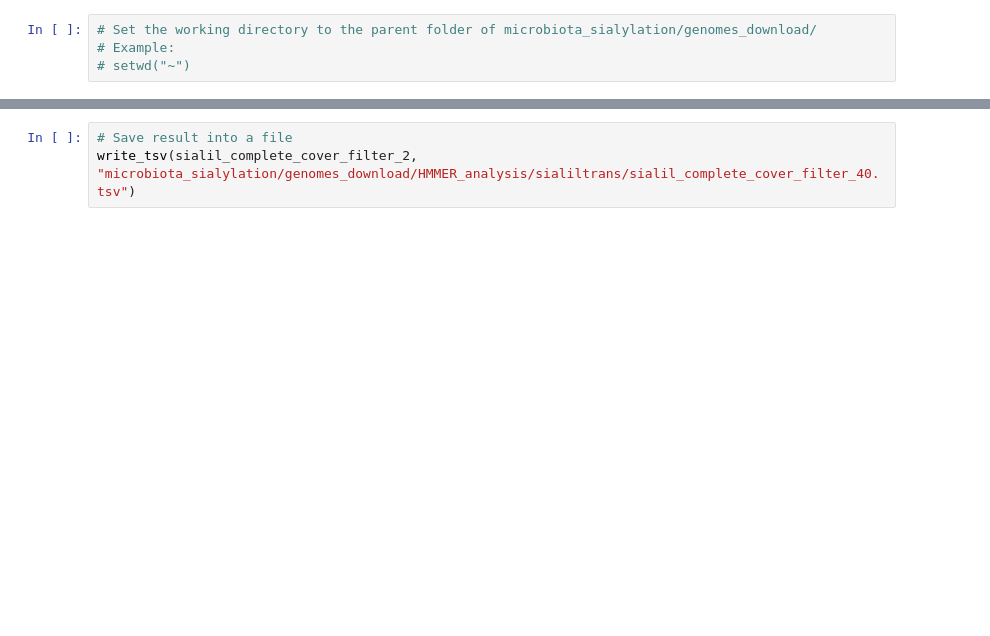
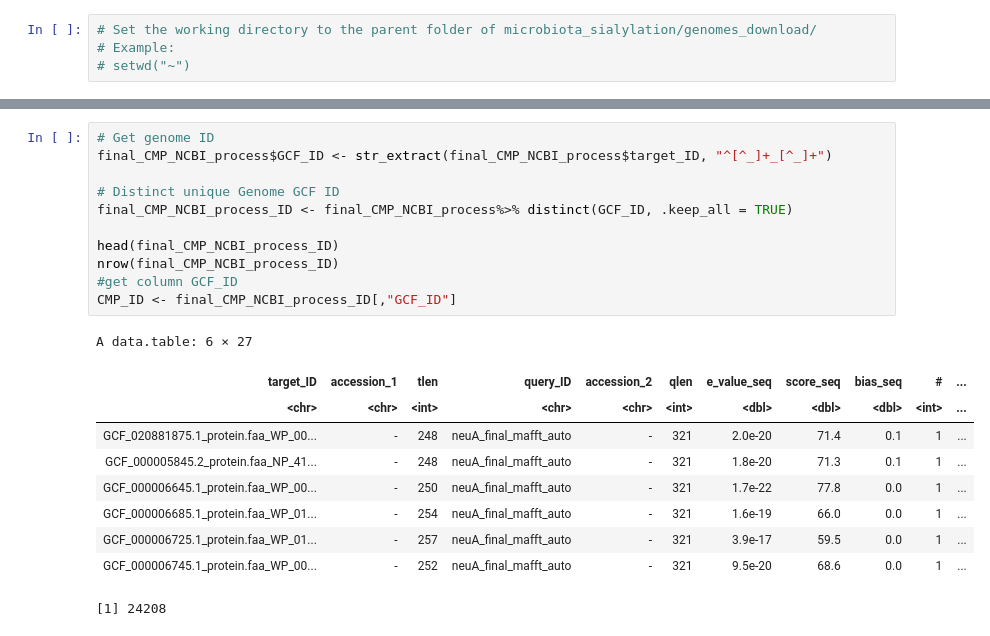
Before and after one commit to edtankian97/microbiota_sialylation, a Jupyter notebook: genomes_download/scripts/jupyter_scripts/hmm_process.ipynb, the cells around one changed output, grey strips where cells are left out. Cells and saved outputs as stored; diff of their text form; blank space fills up the shorter version.

```diff
--- a/genomes_download/scripts/jupyter_scripts/hmm_process.ipynb
+++ b/genomes_download/scripts/jupyter_scripts/hmm_process.ipynb
@@ -60,3 +72,22 @@ nrow(sialil_complete_cover_filter_2)
 # %%
-# Save result into a file
-write_tsv(sialil_complete_cover_filter_2, "microbiota_sialylation/genomes_download/HMMER_analysis/sialiltrans/sialil_complete_cover_filter_40.tsv")
+# Get genome ID
+final_CMP_NCBI_process$GCF_ID <- str_extract(final_CMP_NCBI_process$target_ID, "^[^_]+_[^_]+")
+
+# Distinct unique Genome GCF ID
+final_CMP_NCBI_process_ID <- final_CMP_NCBI_process%>% distinct(GCF_ID, .keep_all = TRUE)
+
+head(final_CMP_NCBI_process_ID)
+nrow(final_CMP_NCBI_process_ID)
+#get column GCF_ID
+CMP_ID <- final_CMP_NCBI_process_ID[,"GCF_ID"]
+# %% [output]
+A data.table: 6 × 27
+| target_ID | accession_1 | tlen | query_ID | accession_2 | qlen | e_value_seq | score_seq | bias_seq | # | ... |
+| <chr> | <chr> | <int> | <chr> | <chr> | <int> | <dbl> | <dbl> | <dbl> | <int> | ... |
+| GCF_020881875.1_protein.faa_WP_00... | - | 248 | neuA_final_mafft_auto | - | 321 | 2.0e-20 | 71.4 | 0.1 | 1 | ... |
+| GCF_000005845.2_protein.faa_NP_41... | - | 248 | neuA_final_mafft_auto | - | 321 | 1.8e-20 | 71.3 | 0.1 | 1 | ... |
+| GCF_000006645.1_protein.faa_WP_00... | - | 250 | neuA_final_mafft_auto | - | 321 | 1.7e-22 | 77.8 | 0.0 | 1 | ... |
+| GCF_000006685.1_protein.faa_WP_01... | - | 254 | neuA_final_mafft_auto | - | 321 | 1.6e-19 | 66.0 | 0.0 | 1 | ... |
+| GCF_000006725.1_protein.faa_WP_01... | - | 257 | neuA_final_mafft_auto | - | 321 | 3.9e-17 | 59.5 | 0.0 | 1 | ... |
+| GCF_000006745.1_protein.faa_WP_00... | - | 252 | neuA_final_mafft_auto | - | 321 | 9.5e-20 | 68.6 | 0.0 | 1 | ... |
+[1] 24208
```
Also changed, not shown: parts of 67 cells of this notebook, 23 other files.
